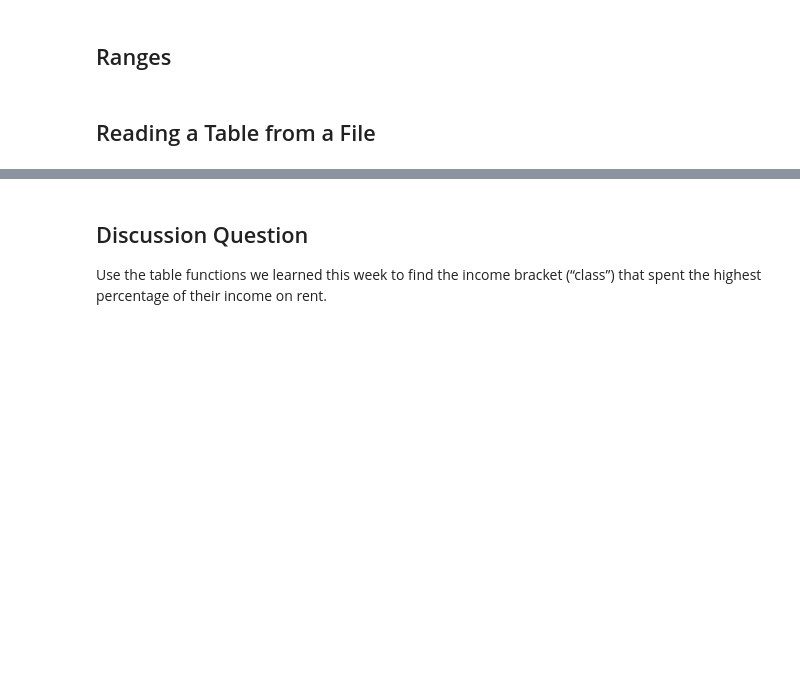
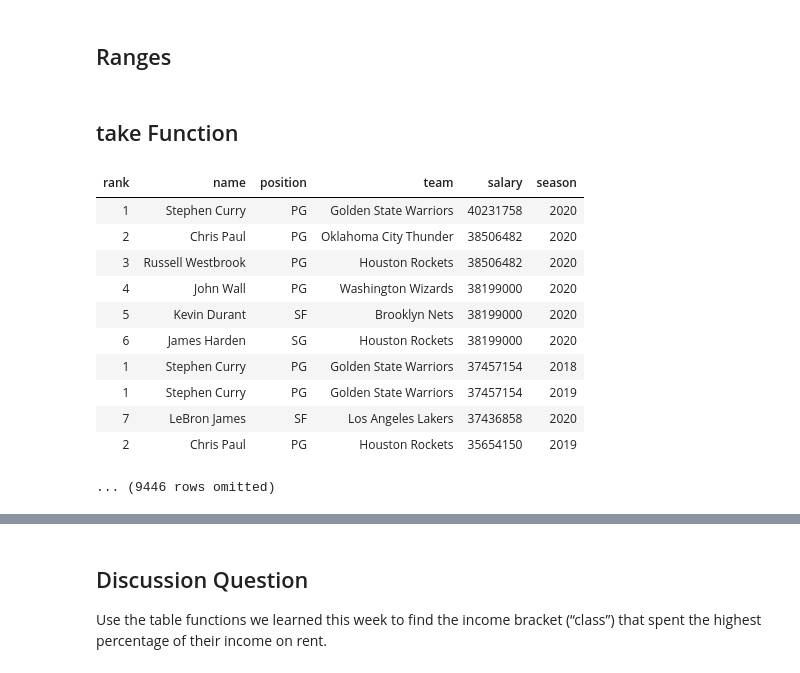
Before and after one commit to austinmohrnwu/24-fall-intro, a Jupyter notebook: lec04/lec04.ipynb, the cells around one changed output, grey strips where cells are left out. Saved outputs shown, nothing was run; the diff lists cells and outputs as text; code cells hidden in the pictures; blank space fills up the shorter version.

Commit message:
added take example

```diff
--- a/lec04/lec04.ipynb
+++ b/lec04/lec04.ipynb
@@ -379,4 +379,21 @@ np.arange(1, 11)
 # %%
 np.arange(1, 10.1)
 # %% [markdown]
-## Reading a Table from a File  ##
+## take Function  ##
+# %%
+nba = Table.read_table('nba_salaries.csv')
+nba = nba.sort('salary', descending = True)
+nba
+# %% [output]
+| rank | name | position | team | salary | season |
+| 1 | Stephen Curry | PG | Golden State Warriors | 40231758 | 2020 |
+| 2 | Chris Paul | PG | Oklahoma City Thunder | 38506482 | 2020 |
+| 3 | Russell Westbrook | PG | Houston Rockets | 38506482 | 2020 |
+| 4 | John Wall | PG | Washington Wizards | 38199000 | 2020 |
+| 5 | Kevin Durant | SF | Brooklyn Nets | 38199000 | 2020 |
+| 6 | James Harden | SG | Houston Rockets | 38199000 | 2020 |
+| 1 | Stephen Curry | PG | Golden State Warriors | 37457154 | 2018 |
+| 1 | Stephen Curry | PG | Golden State Warriors | 37457154 | 2019 |
+| 7 | LeBron James | SF | Los Angeles Lakers | 37436858 | 2020 |
+| 2 | Chris Paul | PG | Houston Rockets | 35654150 | 2019 |
+... (9446 rows omitted)
```
Also changed, not shown: parts of 10 cells of this notebook.
